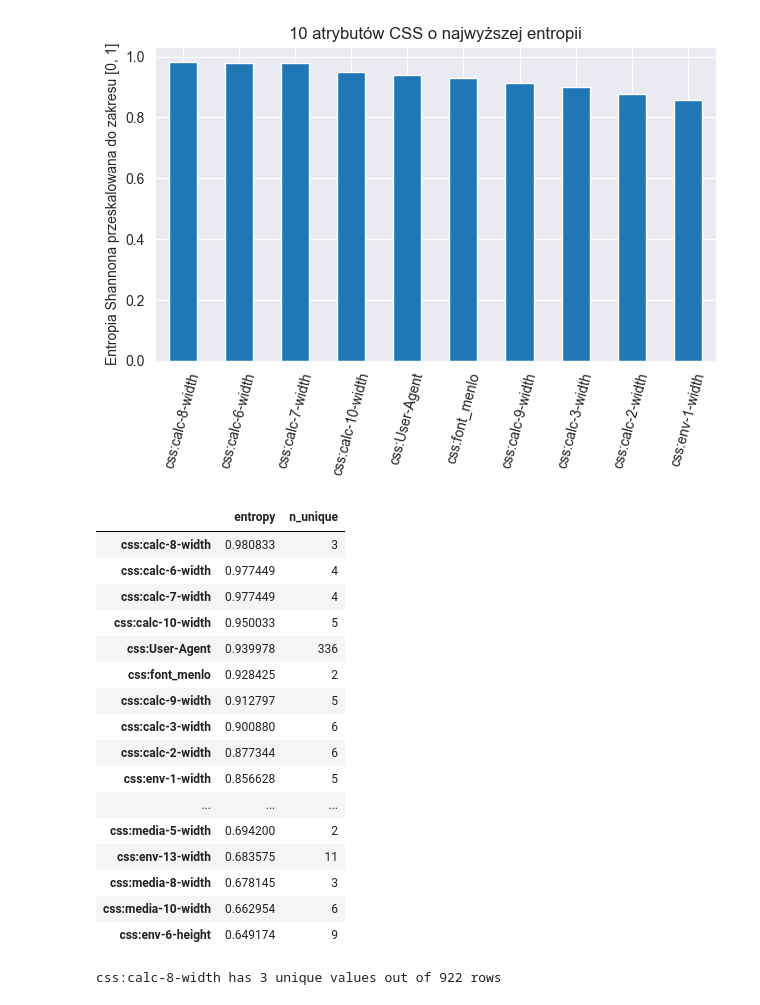
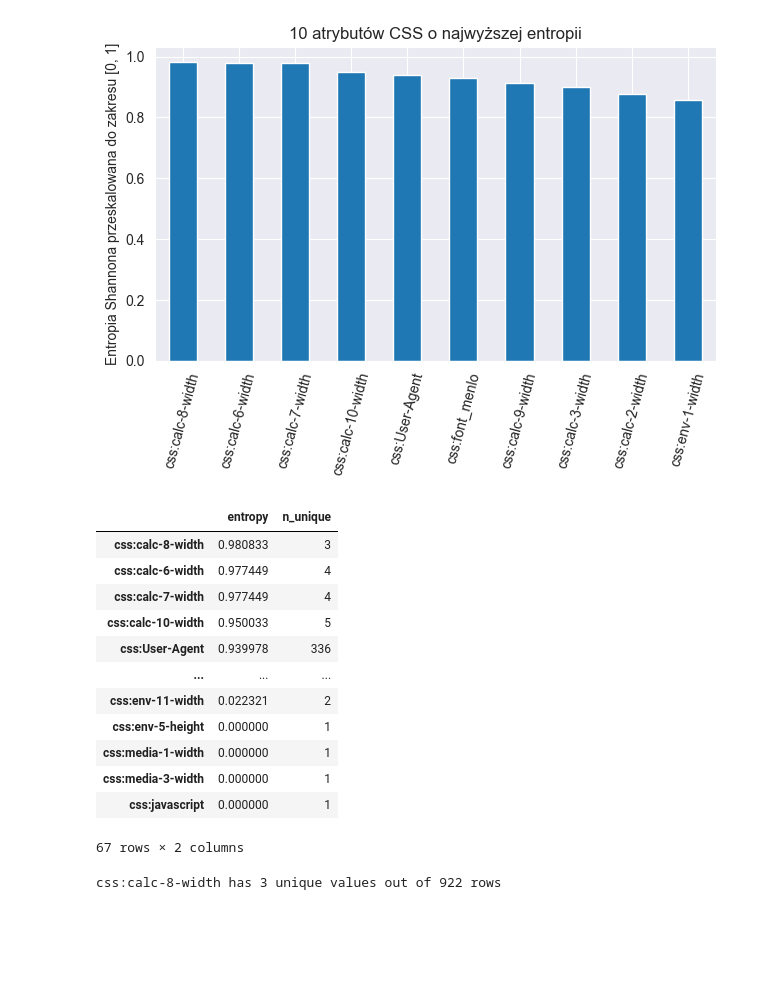
Before and after one commit to perzfilip/css-fingerprinting, a Jupyter notebook: analytics/3_entropy_analysis.ipynb, the cells around one changed output. Saved outputs shown, nothing was run; the diff lists cells and outputs as text; code cells hidden in the pictures; blank space fills up the shorter version.

```diff
--- a/analytics/3_entropy_analysis.ipynb
+++ b/analytics/3_entropy_analysis.ipynb
@@ -75,25 +75,21 @@ plt.show()
 # %%
 # add column with number of unique values
 css_entropy_df['n_unique'] = css_entropy_df.index.map(lambda x: df[x].nunique())
-css_entropy_df.head(30)
+css_entropy_df
 # %% [output]
 |  | entropy | n_unique |
 | css:calc-8-width | 0.980833 | 3 |
 | css:calc-6-width | 0.977449 | 4 |
 | css:calc-7-width | 0.977449 | 4 |
 | css:calc-10-width | 0.950033 | 5 |
 | css:User-Agent | 0.939978 | 336 |
-| css:font_menlo | 0.928425 | 2 |
-| css:calc-9-width | 0.912797 | 5 |
-| css:calc-3-width | 0.900880 | 6 |
-| css:calc-2-width | 0.877344 | 6 |
-| css:env-1-width | 0.856628 | 5 |
 | ... | ... | ... |
-| css:media-5-width | 0.694200 | 2 |
-| css:env-13-width | 0.683575 | 11 |
-| css:media-8-width | 0.678145 | 3 |
-| css:media-10-width | 0.662954 | 6 |
-| css:env-6-height | 0.649174 | 9 |
+| css:env-11-width | 0.022321 | 2 |
+| css:env-5-height | 0.000000 | 1 |
+| css:media-1-width | 0.000000 | 1 |
+| css:media-3-width | 0.000000 | 1 |
+| css:javascript | 0.000000 | 1 |
+67 rows × 2 columns
 # %%
 col = 'css:calc-8-width'
 n_unique = df[col].nunique()
```
Also changed, not shown: 2 other files.
